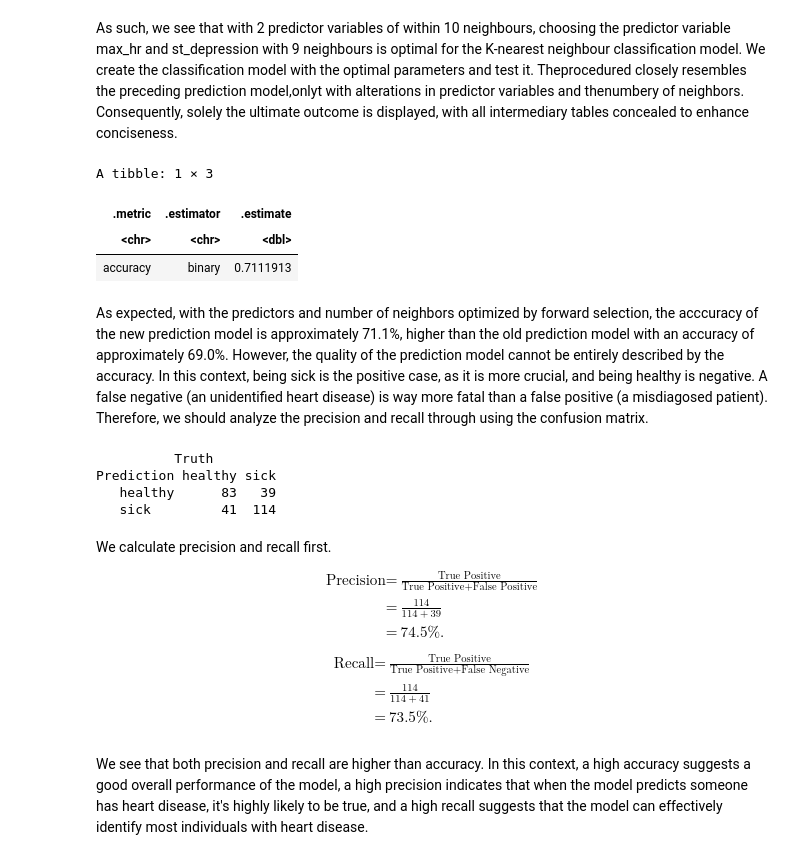
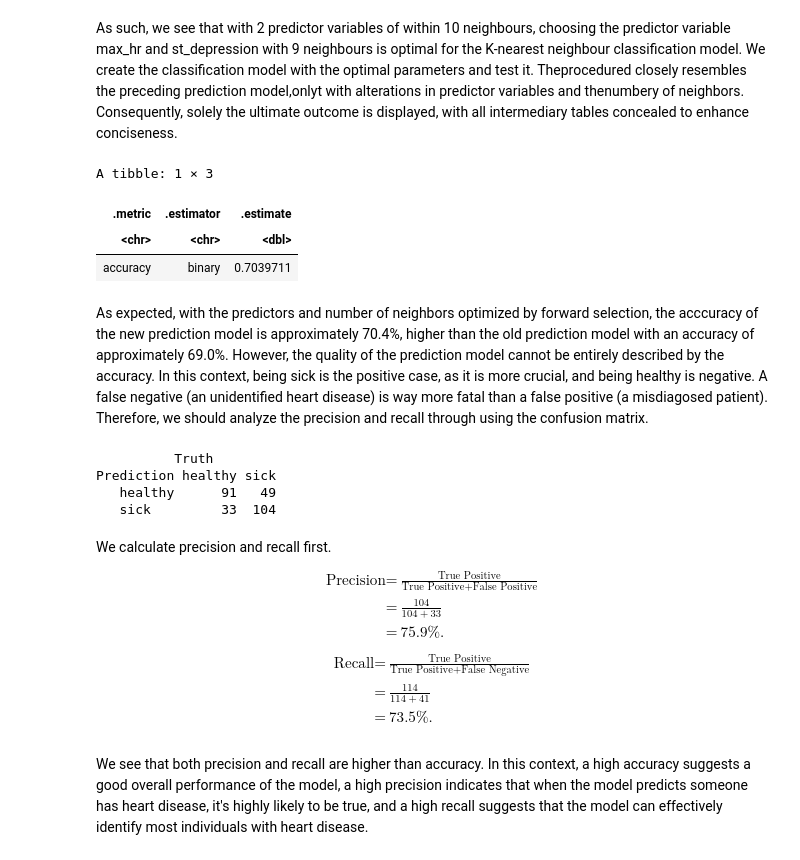
Before and after one commit to Erichou05/dsci100_005_008-group-project, a Jupyter notebook: report.ipynb, the cells around one changed output. Cells and saved outputs as stored; diff of their text form; code cells hidden in the pictures.

```diff
--- a/report.ipynb
+++ b/report.ipynb
@@ -616,39 +616,39 @@ As such, we see that with 2 predictor variables of within 10 neighbours, choosin
 Theprocedured closely resembles the preceding prediction model,onlyt with alterations in predictor variables and thenumbery of neighbors. Consequently, solely the ultimate outcome is displayed, with all intermediary tables concealed to enhance conciseness.
 # %%
 
-heart_recipe_new <- recipe(diagnosis ~ max_hr + cholestrol, data = heart_train) |>
+heart_recipe_new <- recipe(diagnosis ~ max_hr + st_depression, data = heart_train) |>
                 step_impute_mean(all_predictors()) |>
                 step_scale(all_predictors()) |>
                 step_center(all_predictors())
 
 imputed_scaled_heart_training_new <- heart_recipe_new |>
                prep() |>
                bake(heart_train)
 
 knn_spec_new <- nearest_neighbor(weight_func = "rectangular", neighbors = 9) |>
        set_engine("kknn") |>
        set_mode("classification")
 
 heart_fit_new <- workflow() |>
             add_recipe(heart_recipe_new) |>
             add_model(knn_spec_new) |>
             fit(data = heart_train)
 
 heart_test_predictions_new <- predict(heart_fit_new , heart_test) |>
                           bind_cols(heart_test)
 
 heart_model_metrics_new <- heart_test_predictions_new |>
         metrics(truth = diagnosis, estimate = .pred_class) |>
         head(1)
 
 heart_model_metrics_new
 # %% [output]
 A tibble: 1 × 3
 | .metric | .estimator | .estimate |
 | <chr> | <chr> | <dbl> |
-| accuracy | binary | 0.7111913 |
+| accuracy | binary | 0.7039711 |
 # %% [markdown]
-As expected, with the predictors and number of neighbors optimized by forward selection, the acccuracy of the new prediction model is approximately 71.1%, higher than the old prediction model with an accuracy of approximately 69.0%. However, the quality of the prediction model cannot be entirely described by the accuracy. In this context, being sick is the positive case, as it is more crucial, and being healthy is negative. A false negative (an unidentified heart disease) is way more fatal than a false positive (a misdiagosed patient). Therefore, we should analyze the precision and recall through using the confusion matrix.
+As expected, with the predictors and number of neighbors optimized by forward selection, the acccuracy of the new prediction model is approximately 70.4%, higher than the old prediction model with an accuracy of approximately 69.0%. However, the quality of the prediction model cannot be entirely described by the accuracy. In this context, being sick is the positive case, as it is more crucial, and being healthy is negative. A false negative (an unidentified heart disease) is way more fatal than a false positive (a misdiagosed patient). Therefore, we should analyze the precision and recall through using the confusion matrix.
 # %%
 heart_model_mat <- heart_test_predictions_new |>
     conf_mat(truth = diagnosis, estimate = .pred_class)
@@ -656,13 +656,13 @@ heart_model_mat
 # %% [output]
           Truth
 Prediction healthy sick
-   healthy      83   39
-   sick         41  114
+   healthy      91   49
+   sick         33  104
 # %% [markdown]
 We calculate precision and recall first.
 \begin{align*} \text{Precision} =& \frac{\text{True Positive}}{\text{True Positive}+\text{False Positive}}\\
-=&\frac{114}{114+39} \\
-=&74.5\%.
+=&\frac{104}{104+33} \\
+=&75.9\%.
 \end{align*}
 \begin{align*} \text{Recall} =& \frac{\text{True Positive}}{\text{True Positive}+\text{False Negative}}\\
 =&\frac{114}{114+41} \\
```
Also changed, not shown: parts of 1 cell of this notebook.
